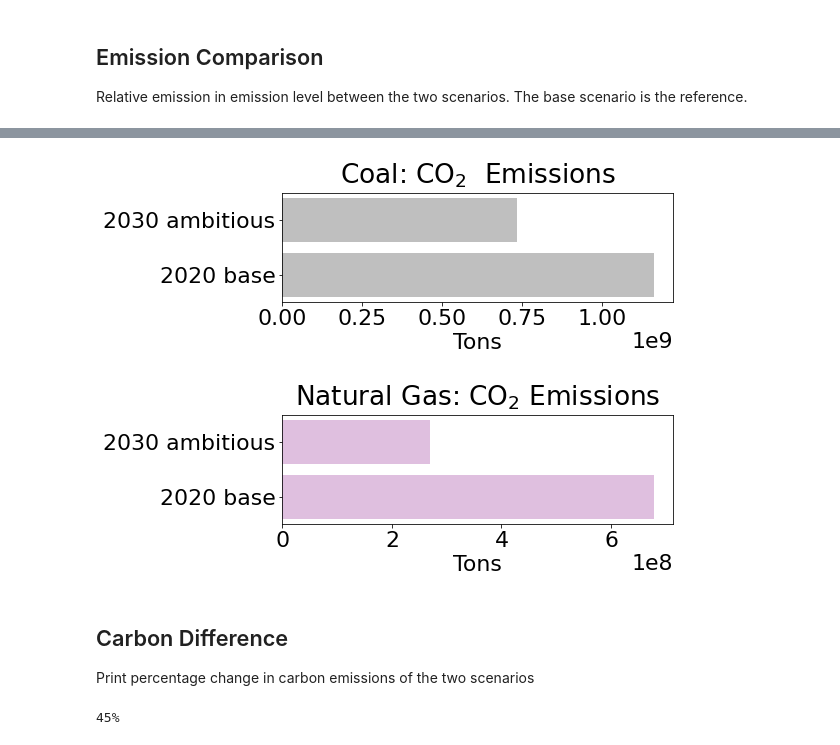
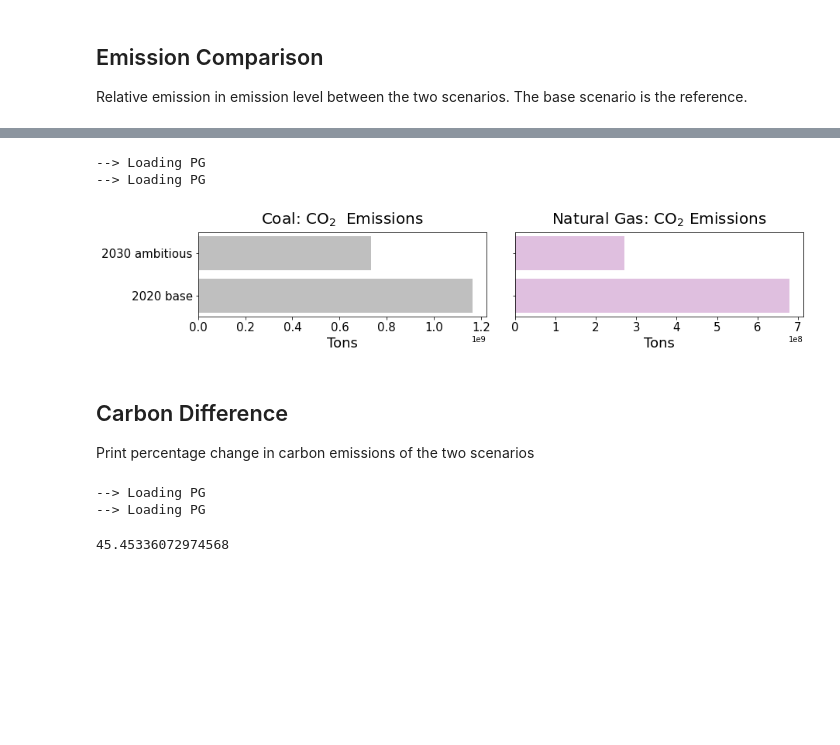
Before and after one commit to Breakthrough-Energy/PostREISE, a Jupyter notebook: postreise/plot/demo/emissions_map_demo.ipynb, the cells around one changed output, grey strips where cells are left out. Drawn from its saved outputs; the diff is of its cells as text; code cells hidden in the pictures; blank space fills up the shorter version.

```diff
--- a/postreise/plot/demo/emissions_map_demo.ipynb
+++ b/postreise/plot/demo/emissions_map_demo.ipynb
@@ -87,12 +89,15 @@ show(comp)
 # %%
-plot_carbon_bar.plot_carbon_bar(base_carbon_by_bus, ambitious_carbon_by_bus, "2020 base", "2030 ambitious")
+carbon_bar = plot_carbon_bar(base, ambitious, labels=["2020 base", "2030 ambitious"])
 # %% [output]
+--> Loading PG
+--> Loading PG
-[figure, old version]
+[figure, new version]
-[figure, removed]
 # %% [markdown]
 ## Carbon Difference
 Print percentage change in carbon emissions of the two scenarios
-# %%
-plot_carbon_bar.print_carbon_diff(base_carbon_by_bus, ambitious_carbon_by_bus)
-# %% [output]
-45%
+# %%
+carbon_diff(base, ambitious)
+# %% [output]
+--> Loading PG
+--> Loading PG
+45.45336072974568
```
Also changed, not shown: parts of 15 cells of this notebook, 3 other files.
